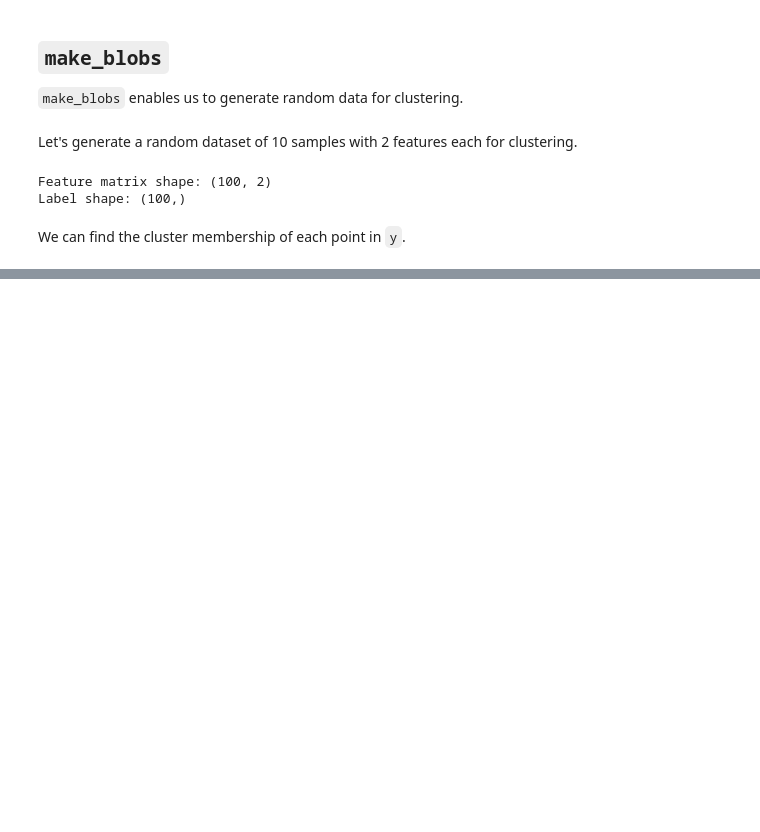
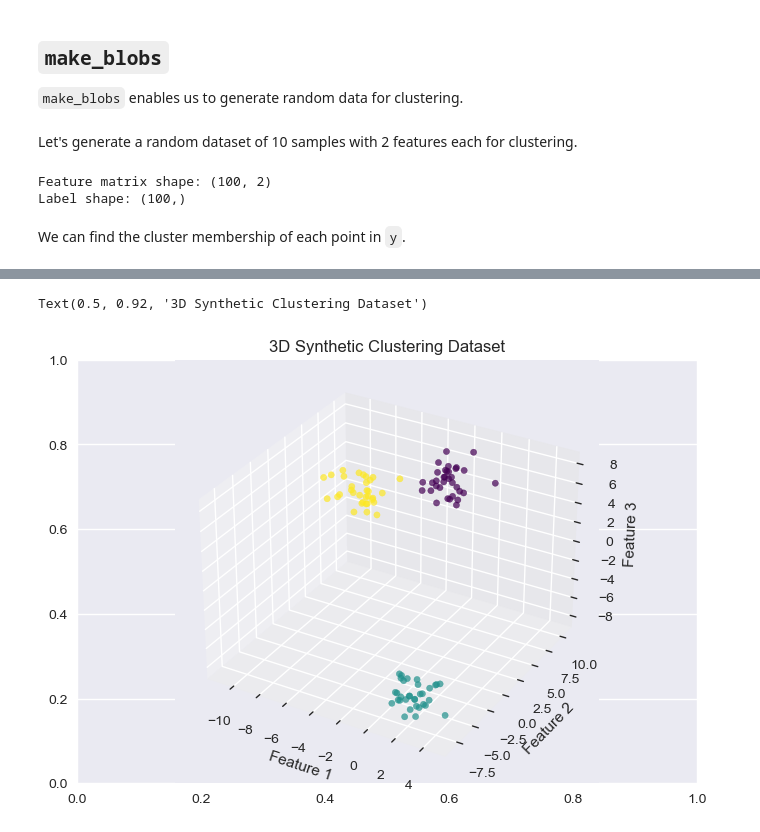
Before and after one commit to 23f2005522/MLP, a Jupyter notebook: ProfessorCollabs/week2/2__MLP_Data_Loading.ipynb, the cells around one changed output, grey strips where cells are left out. Saved outputs shown, nothing was run; the diff lists cells and outputs as text; code cells hidden in the pictures; blank space fills up the shorter version.

```diff
--- a/ProfessorCollabs/week2/2__MLP_Data_Loading.ipynb
+++ b/ProfessorCollabs/week2/2__MLP_Data_Loading.ipynb
@@ -947,0 +1344,18 @@ array([0, 0, 0, 0, 0, 0, 0, 0, 0, 0])
+# %%
+import matplotlib.pyplot as plt
+plt.style.use('seaborn-v0_8-darkgrid')
+# plt.style.available
+# %%
+
+X , y = make_blobs( n_samples=100, centers=3, n_features=3, random_state=42 )
+# %%
+fig , axes = plt.subplots(1 ,1)
+axes = fig.add_subplot(111, projection='3d')
+axes.scatter(X[:, 0], X[:, 1], X[:, 2], c=y, cmap="viridis", marker="o", alpha=0.7)
+axes.set_xlabel("Feature 1")
+axes.set_ylabel("Feature 2")
+axes.set_zlabel("Feature 3")
+axes.set_title("3D Synthetic Clustering Dataset")
+# %% [output]
+Text(0.5, 0.92, '3D Synthetic Clustering Dataset')
+[figure, added]
```
Also changed, not shown: parts of 88 cells of this notebook, 3 other files.
